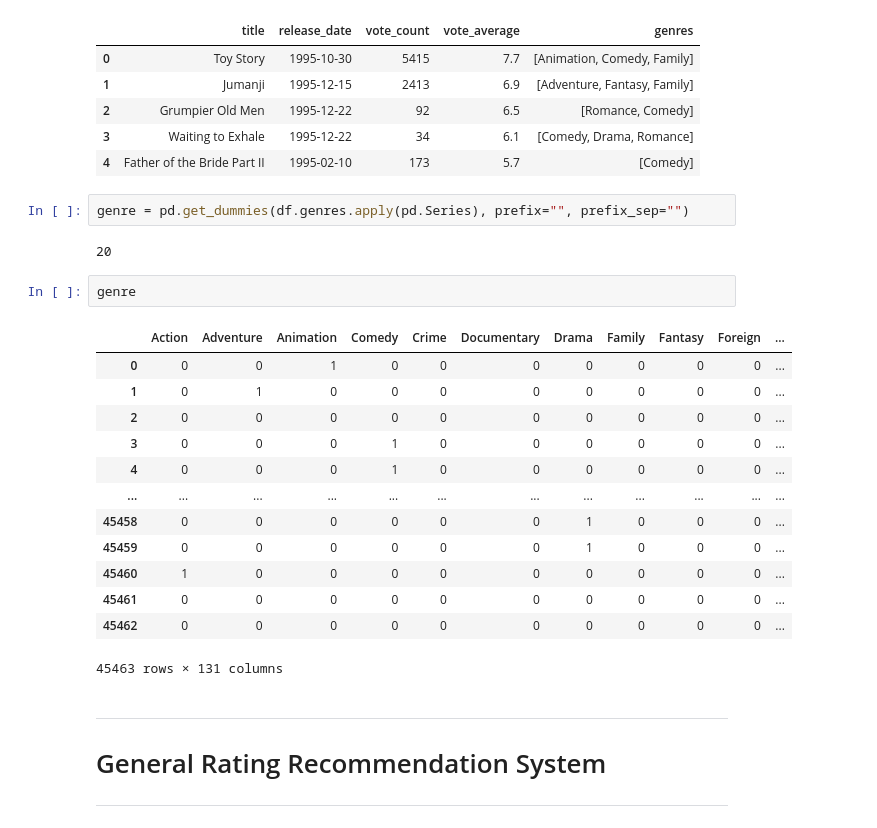
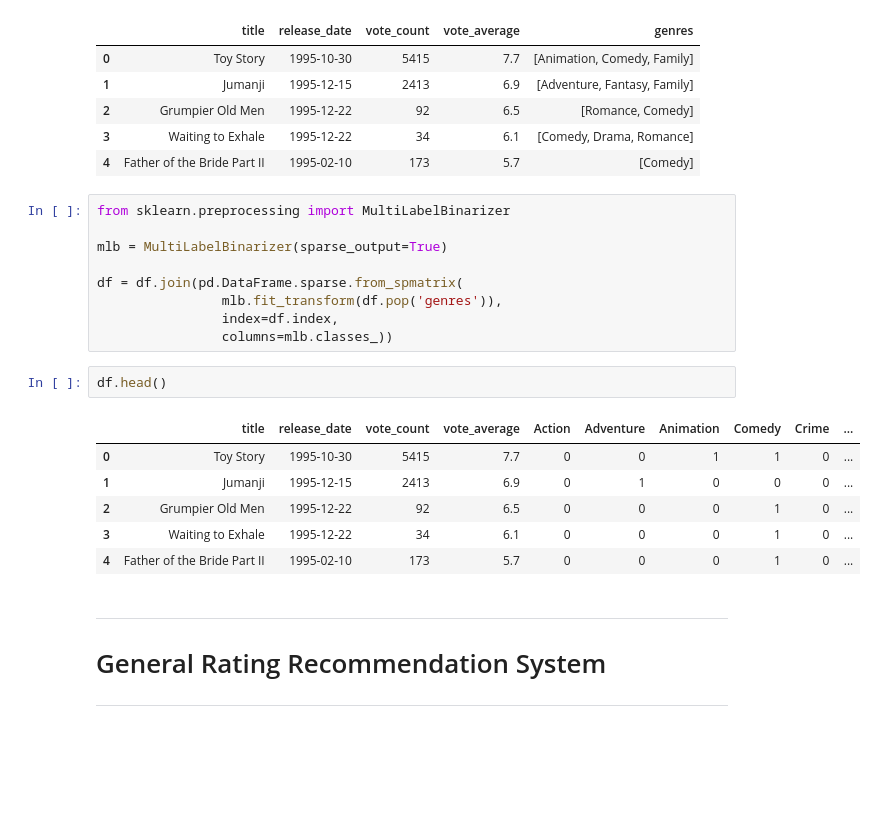
Before and after one commit to denissotnikov4/movie-recommender-systems, a Jupyter notebook: rating_recommendation_system.ipynb, the cells around one changed output. Cells and saved outputs as stored; diff of their text form; blank space fills up the shorter version.

Commit message:
Worked with Categorical Data ('genres' column)

```diff
--- a/rating_recommendation_system.ipynb
+++ b/rating_recommendation_system.ipynb
@@ -133,26 +133,24 @@ df.head()
 | 2 | Grumpier Old Men | 1995-12-22 | 92 | 6.5 | [Romance, Comedy] |
 | 3 | Waiting to Exhale | 1995-12-22 | 34 | 6.1 | [Comedy, Drama, Romance] |
 | 4 | Father of the Bride Part II | 1995-02-10 | 173 | 5.7 | [Comedy] |
-# %%
-genre = pd.get_dummies(df.genres.apply(pd.Series), prefix="", prefix_sep="")
-# %% [output]
-20
-# %%
-genre
-# %% [output]
-|  | Action | Adventure | Animation | Comedy | Crime | Documentary | Drama | Family | Fantasy | Foreign | ... |
-| 0 | 0 | 0 | 1 | 0 | 0 | 0 | 0 | 0 | 0 | 0 | ... |
-| 1 | 0 | 1 | 0 | 0 | 0 | 0 | 0 | 0 | 0 | 0 | ... |
-| 2 | 0 | 0 | 0 | 0 | 0 | 0 | 0 | 0 | 0 | 0 | ... |
-| 3 | 0 | 0 | 0 | 1 | 0 | 0 | 0 | 0 | 0 | 0 | ... |
-| 4 | 0 | 0 | 0 | 1 | 0 | 0 | 0 | 0 | 0 | 0 | ... |
-| ... | ... | ... | ... | ... | ... | ... | ... | ... | ... | ... | ... |
-| 45458 | 0 | 0 | 0 | 0 | 0 | 0 | 1 | 0 | 0 | 0 | ... |
-| 45459 | 0 | 0 | 0 | 0 | 0 | 0 | 1 | 0 | 0 | 0 | ... |
-| 45460 | 1 | 0 | 0 | 0 | 0 | 0 | 0 | 0 | 0 | 0 | ... |
-| 45461 | 0 | 0 | 0 | 0 | 0 | 0 | 0 | 0 | 0 | 0 | ... |
-| 45462 | 0 | 0 | 0 | 0 | 0 | 0 | 0 | 0 | 0 | 0 | ... |
-45463 rows × 131 columns
+# %%
+from sklearn.preprocessing import MultiLabelBinarizer
+
+mlb = MultiLabelBinarizer(sparse_output=True)
+
+df = df.join(pd.DataFrame.sparse.from_spmatrix(
+                mlb.fit_transform(df.pop('genres')),
+                index=df.index,
+                columns=mlb.classes_))
+# %%
+df.head()
+# %% [output]
+|  | title | release_date | vote_count | vote_average | Action | Adventure | Animation | Comedy | Crime | ... |
+| 0 | Toy Story | 1995-10-30 | 5415 | 7.7 | 0 | 0 | 1 | 1 | 0 | ... |
+| 1 | Jumanji | 1995-12-15 | 2413 | 6.9 | 0 | 1 | 0 | 0 | 0 | ... |
+| 2 | Grumpier Old Men | 1995-12-22 | 92 | 6.5 | 0 | 0 | 0 | 1 | 0 | ... |
+| 3 | Waiting to Exhale | 1995-12-22 | 34 | 6.1 | 0 | 0 | 0 | 1 | 0 | ... |
+| 4 | Father of the Bride Part II | 1995-02-10 | 173 | 5.7 | 0 | 0 | 0 | 1 | 0 | ... |
 # %% [markdown]
 
 
```
Also changed, not shown: parts of 1 cell of this notebook.
